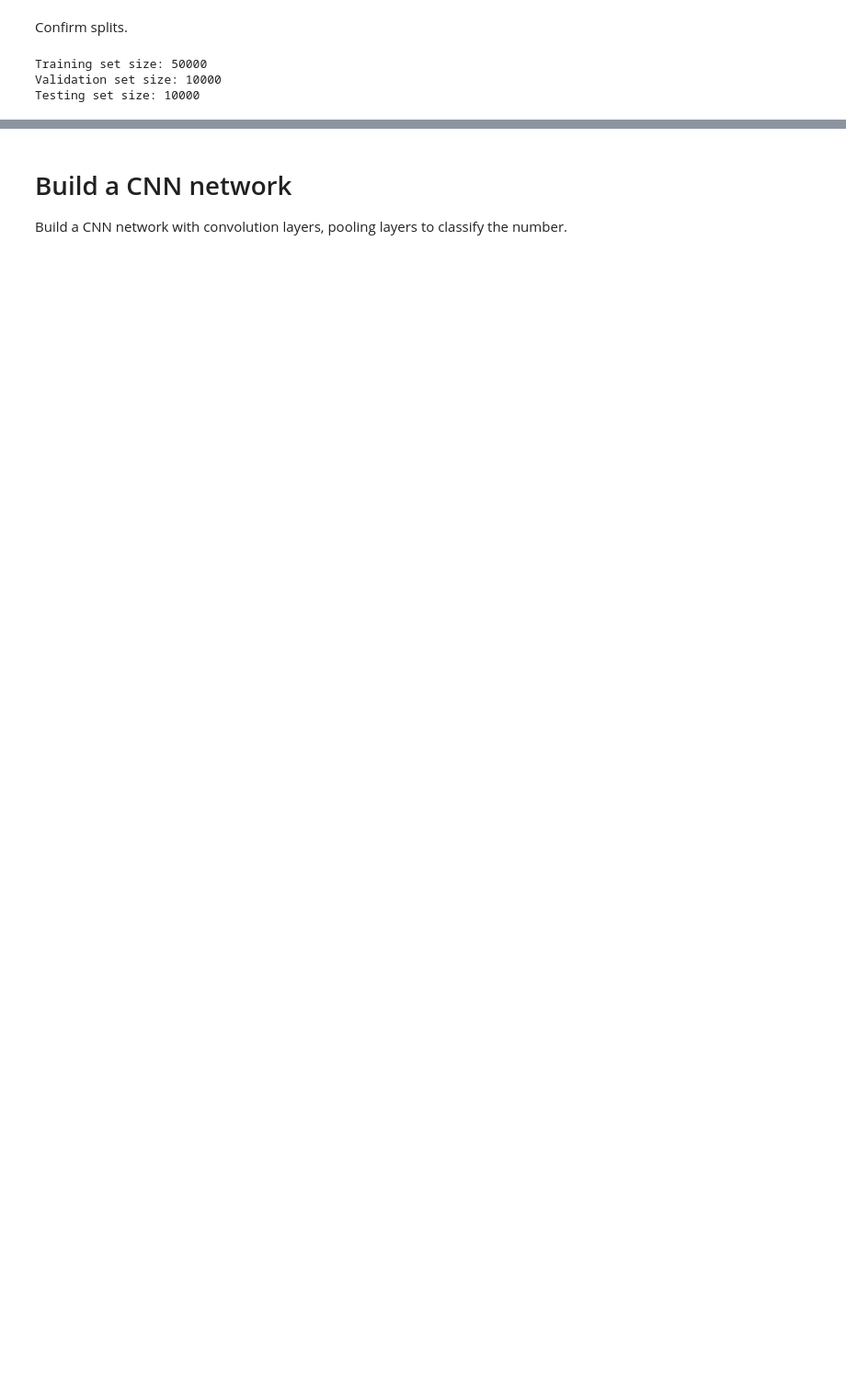
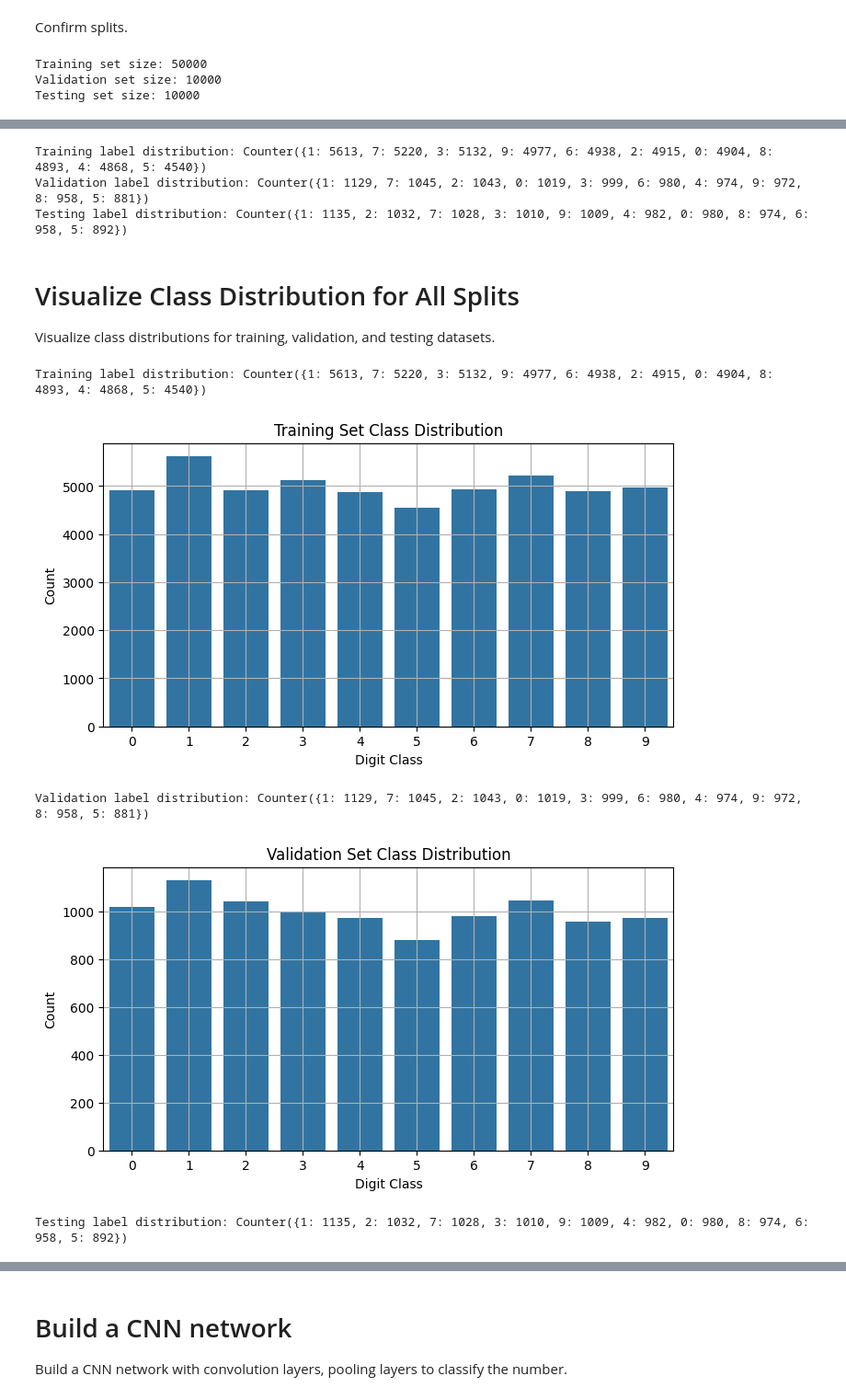
Before and after one commit to dtminnick/pytorch-practice, a Jupyter notebook: assignment1.ipynb, the cells around one changed output, grey strips where cells are left out. Shown: that part at 92% size. Saved outputs shown, nothing was run; the diff lists cells and outputs as text; code cells hidden in the pictures; blank space fills up the shorter version.

```diff
--- a/assignment1.ipynb
+++ b/assignment1.ipynb
@@ -84,0 +118,48 @@ Testing set size: 10000
+# %%
+def get_label_distribution(dataset):
+    labels = [label for _, label in dataset]
+    return Counter(labels)
+
+print("Training label distribution:", get_label_distribution(training_data))
+print("Validation label distribution:", get_label_distribution(validation_data))
+print("Testing label distribution:", get_label_distribution(testing_data))
+# %% [output]
+Training label distribution: Counter({1: 5613, 7: 5220, 3: 5132, 9: 4977, 6: 4938, 2: 4915, 0: 4904, 8: 4893, 4: 4868, 5: 4540})
+Validation label distribution: Counter({1: 1129, 7: 1045, 2: 1043, 0: 1019, 3: 999, 6: 980, 4: 974, 9: 972, 8: 958, 5: 881})
+Testing label distribution: Counter({1: 1135, 2: 1032, 7: 1028, 3: 1010, 9: 1009, 4: 982, 0: 980, 8: 974, 6: 958, 5: 892})
+# %% [markdown]
+# Visualize Class Distribution for All Splits
+Visualize class distributions for training, validation, and testing datasets.
+# %%
+def plot_distribution(counter, title):
+    plt.figure(figsize=(8, 4))
+    sns.barplot(x=list(counter.keys()), y=list(counter.values()))
+    plt.title(title)
+    plt.xlabel("Digit Class")
+    plt.ylabel("Count")
+    plt.grid(True)
+    plt.show()
+
+# Training set
+
+train_dist = get_label_distribution(training_data)
+print("Training label distribution:", train_dist)
+plot_distribution(train_dist, "Training Set Class Distribution")
+
+# Validation set
+
+val_dist = get_label_distribution(validation_data)
+print("Validation label distribution:", val_dist)
+plot_distribution(val_dist, "Validation Set Class Distribution")
+
+# Testing set
+
+test_dist = get_label_distribution(testing_data)
+print("Testing label distribution:", test_dist)
+plot_distribution(test_dist, "Testing Set Class Distribution")
+# %% [output]
+Training label distribution: Counter({1: 5613, 7: 5220, 3: 5132, 9: 4977, 6: 4938, 2: 4915, 0: 4904, 8: 4893, 4: 4868, 5: 4540})
+[figure, added]
+Validation label distribution: Counter({1: 1129, 7: 1045, 2: 1043, 0: 1019, 3: 999, 6: 980, 4: 974, 9: 972, 8: 958, 5: 881})
+[figure, added]
+Testing label distribution: Counter({1: 1135, 2: 1032, 7: 1028, 3: 1010, 9: 1009, 4: 982, 0: 980, 8: 974, 6: 958, 5: 892})
```
Also changed, not shown: parts of 59 cells of this notebook.
